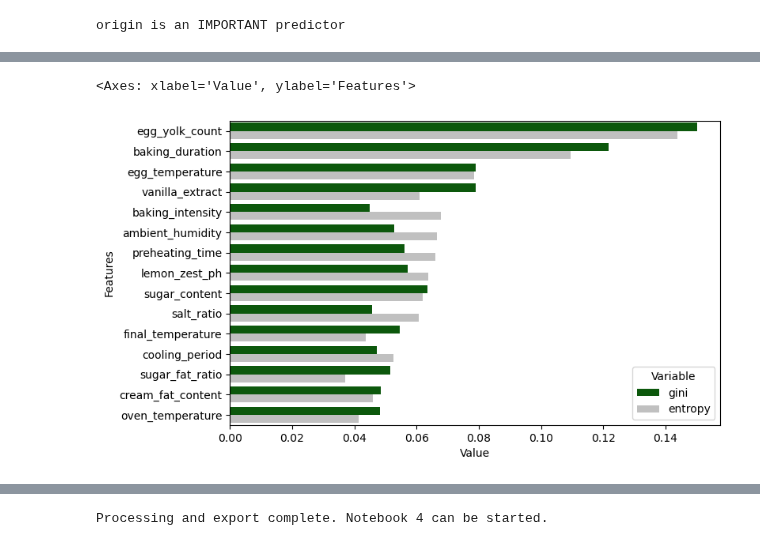
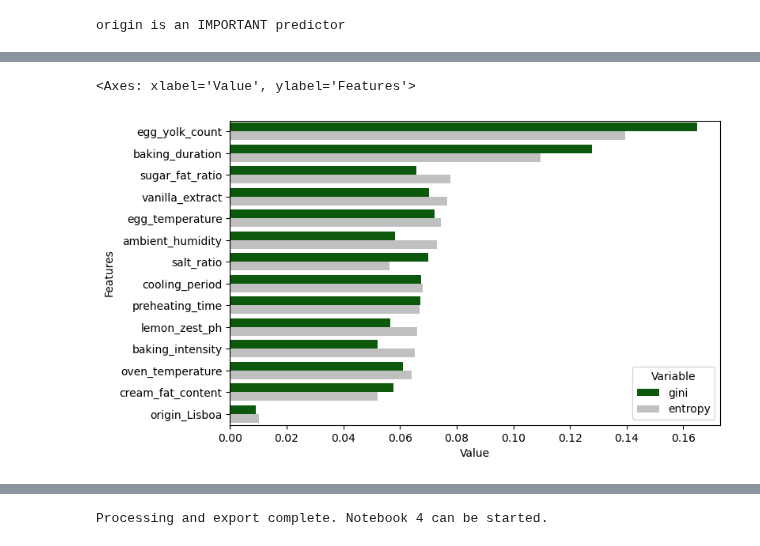
Before and after one commit to afonsolince06/Machine_Learning_Project, a Jupyter notebook: NOTEBOOK 3 NEWWWW.ipynb, the cells around one changed output, grey strips where cells are left out. Saved outputs shown, nothing was run; the diff lists cells and outputs as text; code cells hidden in the pictures.

```diff
--- a/NOTEBOOK 3 NEWWWW.ipynb
+++ b/NOTEBOOK 3 NEWWWW.ipynb
@@ -251,8 +276,17 @@ SimpleImputer(strategy='median')
 # %%
-# Transform all splits using the median learned from the training data
+#NUMERICAL FEATURES
+#  Transform all splits using the median learned from the training data
 X_train_num.loc[:, :] = imputer.transform(X_train_num)
 X_val_num.loc[:, :] = imputer.transform(X_val_num)
 X_test_num.loc[:, :] = imputer.transform(X_test_num)
 
 X_predict_num.loc[:, :] = imputer.transform(X_predict_num)
+
+#CATEGORICAL FEATURES
+#  Transform all splits using the most frequent value learned from the training data
+X_train_cat.loc[:, :] = imputer2.transform(X_train_cat)
+X_val_cat.loc[:, :] = imputer2.transform(X_val_cat)
+X_test_cat.loc[:, :] = imputer2.transform(X_test_cat)
+
+X_predict_cat.loc[:, :] = imputer2.transform(X_predict_cat)
 # %% [markdown]
@@ -347,0 +452,6 @@ nao ha nehuma assim muito related
+# %%
+#we drop immediately because we are SURE these features are not useful
+X_train_final = X_train_final.drop(columns=['final_temperature', 'sugar_content', 'origin_Porto'], errors='ignore')
+X_val_final   = X_val_final.drop(columns=['final_temperature', 'sugar_content', 'origin_Porto'], errors='ignore')
+X_test_final  = X_test_final.drop(columns=['final_temperature', 'sugar_content', 'origin_Porto'], errors='ignore')
+X_predict_final = X_predict_final.drop(columns=['final_temperature', 'sugar_content', 'origin_Porto'], errors='ignore')
@@ -376,8 +503,8 @@ nof = 0
 score_list = []
 for n in range(len(nof_list)):
     rfe = RFE(model,n_features_to_select = nof_list[n])
-    X_train_rfe = rfe.fit_transform(X_train_scaled,y_train)
-    X_val_rfe = rfe.transform(X_val_scaled)
+    X_train_rfe = rfe.fit_transform(X_train_final,y_train)
+    X_val_rfe = rfe.transform(X_val_final)
     model.fit(X_train_rfe,y_train)
 
     score = model.score(X_val_rfe,y_val)
@@ -421,16 +555,16 @@ Lasso
 # %%
-def plot_importance(coef,name):
+def plot_importance(coef):
     imp_coef = coef.sort_values()
     plt.figure(figsize = (10, 5))
-    imp_coef.plot(kind = "barh", color = 'darkgreen')
-    plt.title("Feature importance using " + name + " Model")
+    imp_coef.plot(kind = "barh", color = 'red')
+    plt.title("Feature importance using Lasso Model")
     plt.show()
 
 reg = LassoCV()
 
-reg.fit(X_train_scaled, y_train)
+reg.fit(X_train_final, y_train)
 
-coef = pd.Series(reg.coef_, index = X_train_scaled.columns)
+coef = pd.Series(reg.coef_, index = X_train_final.columns)
 
-plot_importance(coef,'Lasso')
+plot_importance(coef)
 # %% [output]
@@ -440,14 +582,14 @@ Decisison Tree
 # %%
-gini_importance = DecisionTreeClassifier(splitter='random', random_state=42).fit(X_train_scaled, y_train).feature_importances_
-entropy_importance = DecisionTreeClassifier(criterion='entropy', splitter='random', random_state=42).fit(X_train_scaled, y_train).feature_importances_
+gini_importance = DecisionTreeClassifier(splitter='random', random_state=42).fit(X_train_final, y_train).feature_importances_
+entropy_importance = DecisionTreeClassifier(criterion='entropy', splitter='random', random_state=42).fit(X_train_final, y_train).feature_importances_
 
 zippy = pd.DataFrame(zip(gini_importance, entropy_importance), columns=['gini', 'entropy'])
-zippy['Features'] = X_train_scaled.columns
+zippy['Features'] = X_train_final.columns
 tidy = zippy.melt(id_vars='Features').rename(columns=str.title)
 tidy.sort_values(['Value'], ascending=False, inplace=True)
 
 plt.figure(figsize=(8, 5))
 sns.barplot(y='Features', x='Value', hue='Variable', data=tidy, palette=['darkgreen', 'silver'])
 # %% [output]
 <Axes: xlabel='Value', ylabel='Features'>
-[figure, old version]
+[figure, new version]
```
Also changed, not shown: parts of 56 cells of this notebook, 3 other files.
